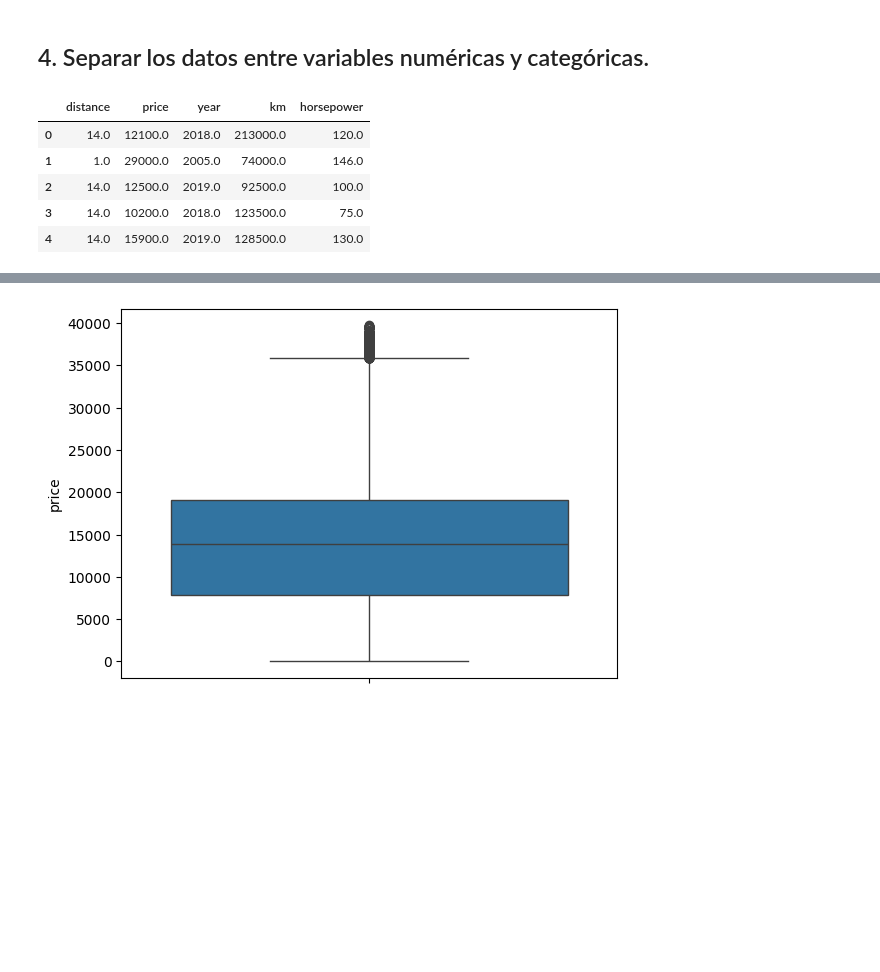
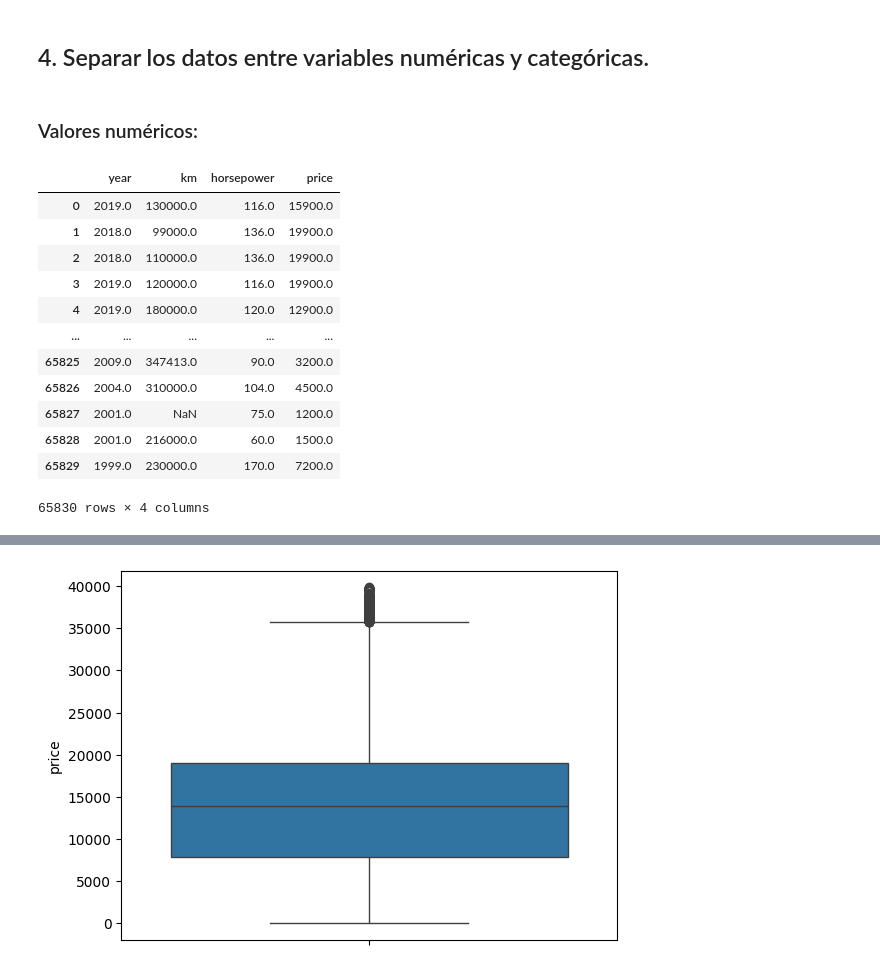
Before and after one commit to MarcosMHrdz/final_project, a Jupyter notebook: src/main.ipynb, the cells around one changed output, grey strips where cells are left out. Saved outputs shown, nothing was run; the diff lists cells and outputs as text; code cells hidden in the pictures; blank space fills up the shorter version.

```diff
--- a/src/main.ipynb
+++ b/src/main.ipynb
@@ -218,9 +241,0 @@ df
-# %%
-# Normalización de la columna 'brand'
-df['brand'] = (df['brand']
-                .str.lower()                             # Convertir a minúsculas
-                .str.replace(r'[^a-z0-9\s]', '', regex=True)  # Eliminar símbolos especiales
-                .str.replace(r'\s+', ' ', regex=True)    # Reemplazar múltiples espacios con un solo espacio
-                .str.strip())                            # Eliminar espacios al inicio y al final
-
-df['brand']
@@ -491,6 +241,0 @@ brand_corrections = {
-# %%
-# Ver valores únicos en una columna específica
-for index, row in df.iterrows():
-    for brand in brand_corrections.keys():
-        if row['brand'] in brand_corrections[brand]:
-            df.at[index, 'brand'] = brand
@@ -548,19 +242,9 @@ AttributeError: 'str' object has no attribute 'plot'
-# %%
-# Crear un diccionario para acceder a las marcas correctas
-correction_map = {variation: correct for correct, variations in brand_corrections.items() for variation in variations}
-
-# Función para normalizar y corregir los nombres de marcas
-def correct_brand(brand, correction_map):
-    if pd.isna(brand):
-        return brand
-    brand = brand.strip().lower()
-    return correction_map.get(brand, brand)
-
-# Corregir la columna 'brand' en el DataFrame
-df['corrected_brand'] = df['brand'].apply(lambda x: correct_brand(x, correction_map))
-
-# Contar la frecuencia de cada marca corregida
-brand_counts = df['corrected_brand'].value_counts()
+# %%
+# Eliminar la columna 'price'
+df = df.drop(columns=['price'])
+
+# Renombrar la columna 'amount_in_euros' a 'price'
+df = df.rename(columns={'amount_in_euros': 'price'})
 # %%
 # Ahora voy ha realizar la limpieza de datos, primero mirare si hay NaNs.
 
@@ -585,16 +269,24 @@ location.province           0
 dtype: int64
 # %% [markdown]
 ## 4. Separar los datos entre variables numéricas y categóricas.
+# %% [markdown]
+### Valores numéricos:
 # %%
 # Selecciono solo las columnas numéricas
-df_numericas = df.select_dtypes(include='number')
-
-df_numericas.head()
+df_numericas = df.select_dtypes(include=['int', 'float'])
+df_numericas
 # %% [output]
-|  | distance | price | year | km | horsepower |
-| 0 | 14.0 | 12100.0 | 2018.0 | 213000.0 | 120.0 |
-| 1 | 1.0 | 29000.0 | 2005.0 | 74000.0 | 146.0 |
-| 2 | 14.0 | 12500.0 | 2019.0 | 92500.0 | 100.0 |
-| 3 | 14.0 | 10200.0 | 2018.0 | 123500.0 | 75.0 |
-| 4 | 14.0 | 15900.0 | 2019.0 | 128500.0 | 130.0 |
+|  | year | km | horsepower | price |
+| 0 | 2019.0 | 130000.0 | 116.0 | 15900.0 |
+| 1 | 2018.0 | 99000.0 | 136.0 | 19900.0 |
+| 2 | 2018.0 | 110000.0 | 136.0 | 19900.0 |
+| 3 | 2019.0 | 120000.0 | 116.0 | 19900.0 |
+| 4 | 2019.0 | 180000.0 | 120.0 | 12900.0 |
+| ... | ... | ... | ... | ... |
+| 65825 | 2009.0 | 347413.0 | 90.0 | 3200.0 |
+| 65826 | 2004.0 | 310000.0 | 104.0 | 4500.0 |
+| 65827 | 2001.0 | NaN | 75.0 | 1200.0 |
+| 65828 | 2001.0 | 216000.0 | 60.0 | 1500.0 |
+| 65829 | 1999.0 | 230000.0 | 170.0 | 7200.0 |
+65830 rows × 4 columns
 # %%
```
Also changed, not shown: parts of 73 cells of this notebook, 7 other files.
